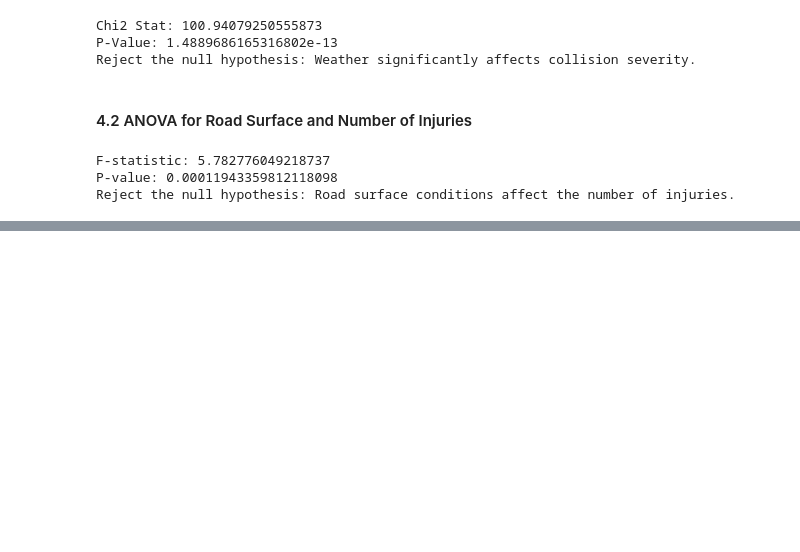
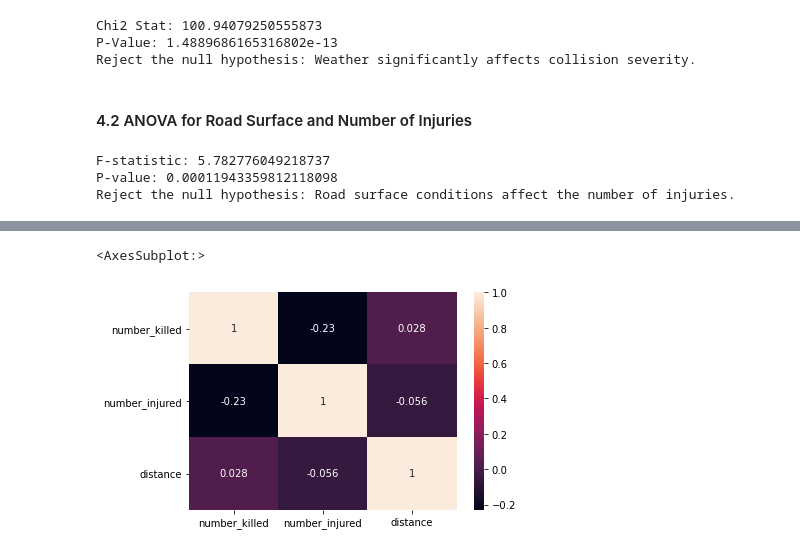
Before and after one commit to JmercyA/CAPSTONE-PROJECT-GROUP-3, a Jupyter notebook: Index.ipynb, the cells around one changed output, grey strips where cells are left out. Saved outputs shown, nothing was run; the diff lists cells and outputs as text; code cells hidden in the pictures; blank space fills up the shorter version.

```diff
--- a/Index.ipynb
+++ b/Index.ipynb
@@ -800,4 +799,4 @@ plt.show()
 # %% [markdown]
 **droping more columns**
 # %%
-data = data.drop(columns = ['collision_date', 'collision_time','accident_year','primary_rd', 'secondary_rd','direction', 'mviw', 'ped_action','road_cond_1','dph_col_grp_description','party1_type','party2_type','time_cat'], axis = 1)
+data = data.drop(columns = ['collision_date', 'collision_time','accident_year','primary_rd', 'secondary_rd','direction', 'mviw','road_cond_1','dph_col_grp_description','party1_type','party2_type','time_cat'], axis = 1)
@@ -851,0 +871,3 @@ Reject the null hypothesis: Road surface conditions affect the number of injurie
+# %%
+numeric_cols = data[['number_killed','number_injured','distance']]
+numeric_cols.head()
@@ -851,0 +881,10 @@ Reject the null hypothesis: Road surface conditions affect the number of injurie
+# %%
+# Using the numerical columns to explore correlations since the correlation is only useful for quantitative variables.
+# Correlation shows they relate to each other.Because regression techniques represent the relationship in which the independent variable affects the dependent variable,
+# the weight for that variable in the regression formula may vary depending on the direction and strength of the correlation.
+
+corr = numeric_cols.corr()
+sns.heatmap(corr,annot = True)
+# %% [output]
+<AxesSubplot:>
+[figure, added]
```
Also changed, not shown: parts of 18 cells of this notebook.
